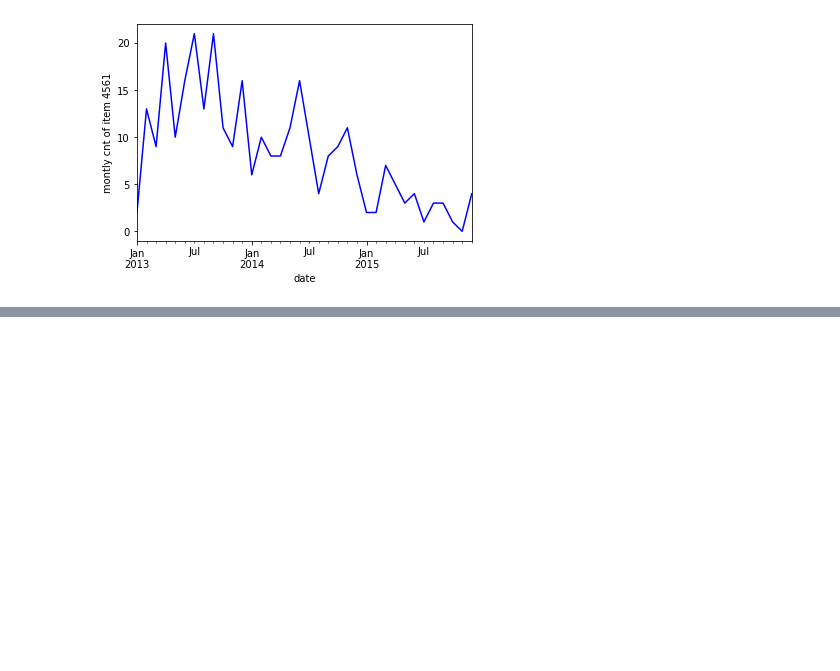
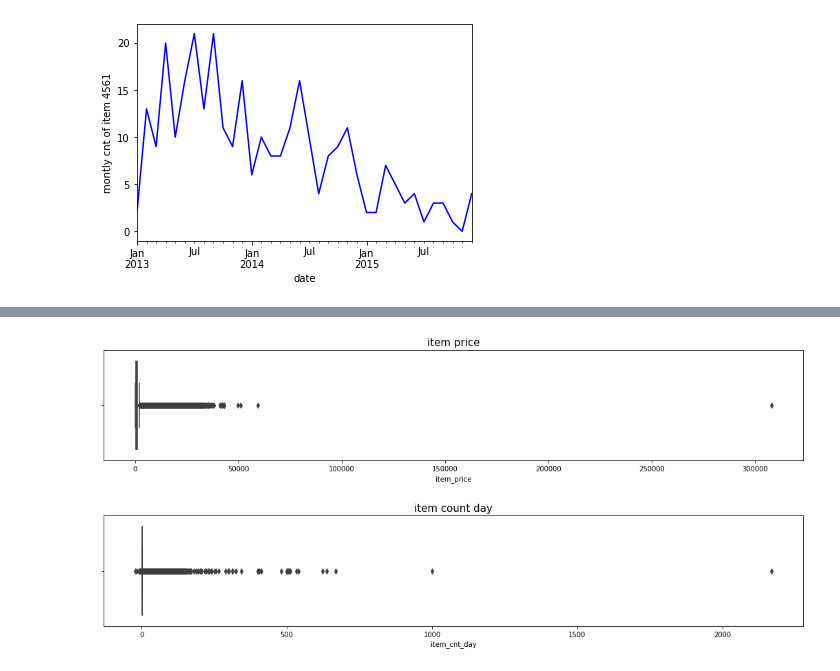
Before and after one commit to ThomasLeMontagner/Predict_Future_Sales, a Jupyter notebook: predict-future-sales.ipynb, the cells around one changed output, grey strips where cells are left out. Drawn from its saved outputs; the diff is of its cells as text; code cells hidden in the pictures; blank space fills up the shorter version.

```diff
--- a/predict-future-sales.ipynb
+++ b/predict-future-sales.ipynb
@@ -256,0 +250,15 @@ visualize_monthly_cnt(4561)
+# %%
+figure2=plt.figure(2,figsize=(15,10))
+
+plt.subplot(3,1,1)
+plt.title("item price",size=15)
+sns.boxplot(data=sales_train,x="item_price")
+plt.subplot(3,1,2)
+plt.title("item count day",size=15)
+sns.boxplot(data=sales_train,x="item_cnt_day")
+
+figure2.tight_layout(pad=3.0)
+
+plt.show()
+# %% [output]
+[figure, added]
```
Also changed, not shown: parts of 29 cells of this notebook.
